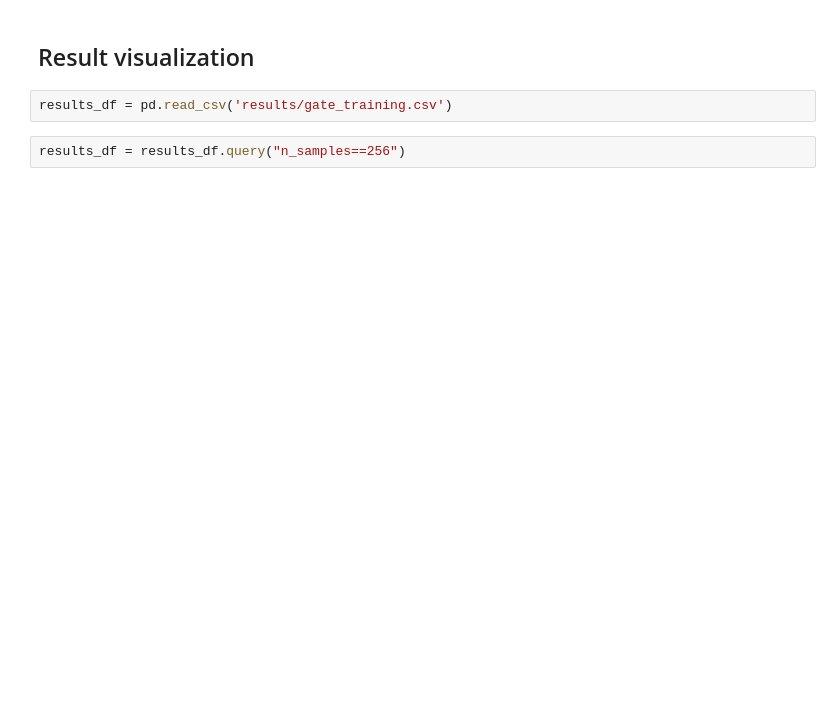
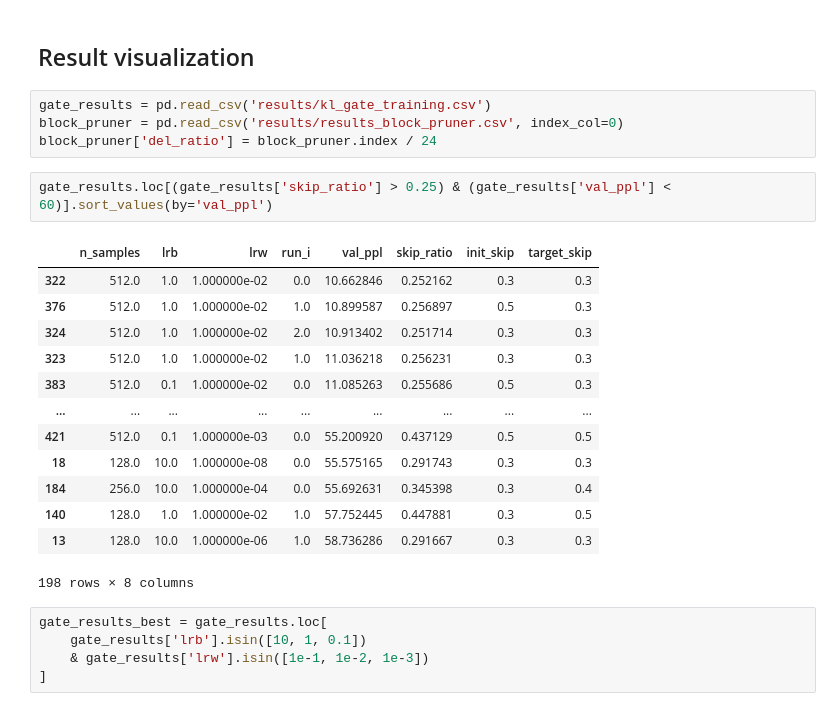
Before and after one commit to chutnakova5/Adaptive-layer-skipping, a Jupyter notebook: gates_oracle_kl.ipynb, the cells around one changed output. Drawn from its saved outputs; the diff is of its cells as text; blank space fills up the shorter version.

```diff
--- a/gates_oracle_kl.ipynb
+++ b/gates_oracle_kl.ipynb
@@ -680,7 +702,28 @@ results_df.to_csv('results/gate_training_512.csv')
 # %% [markdown]
 ## Result visualization
 # %%
-results_df = pd.read_csv('results/gate_training.csv')
+gate_results = pd.read_csv('results/kl_gate_training.csv')
+block_pruner = pd.read_csv('results/results_block_pruner.csv', index_col=0)
+block_pruner['del_ratio'] = block_pruner.index / 24
 # %%
-results_df = results_df.query("n_samples==256")
+gate_results.loc[(gate_results['skip_ratio'] > 0.25) & (gate_results['val_ppl'] < 60)].sort_values(by='val_ppl')
+# %% [output]
+|  | n_samples | lrb | lrw | run_i | val_ppl | skip_ratio | init_skip | target_skip |
+| 322 | 512.0 | 1.0 | 1.000000e-02 | 0.0 | 10.662846 | 0.252162 | 0.3 | 0.3 |
+| 376 | 512.0 | 1.0 | 1.000000e-02 | 1.0 | 10.899587 | 0.256897 | 0.5 | 0.3 |
+| 324 | 512.0 | 1.0 | 1.000000e-02 | 2.0 | 10.913402 | 0.251714 | 0.3 | 0.3 |
+| 323 | 512.0 | 1.0 | 1.000000e-02 | 1.0 | 11.036218 | 0.256231 | 0.3 | 0.3 |
+| 383 | 512.0 | 0.1 | 1.000000e-02 | 0.0 | 11.085263 | 0.255686 | 0.5 | 0.3 |
+| ... | ... | ... | ... | ... | ... | ... | ... | ... |
+| 421 | 512.0 | 0.1 | 1.000000e-03 | 0.0 | 55.200920 | 0.437129 | 0.5 | 0.5 |
+| 18 | 128.0 | 10.0 | 1.000000e-08 | 0.0 | 55.575165 | 0.291743 | 0.3 | 0.3 |
+| 184 | 256.0 | 10.0 | 1.000000e-04 | 0.0 | 55.692631 | 0.345398 | 0.3 | 0.4 |
+| 140 | 128.0 | 1.0 | 1.000000e-02 | 1.0 | 57.752445 | 0.447881 | 0.3 | 0.5 |
+| 13 | 128.0 | 10.0 | 1.000000e-06 | 1.0 | 58.736286 | 0.291667 | 0.3 | 0.3 |
+198 rows × 8 columns
+# %%
+gate_results_best = gate_results.loc[
+    gate_results['lrb'].isin([10, 1, 0.1])
+    & gate_results['lrw'].isin([1e-1, 1e-2, 1e-3])
+]
 # %%
```
Also changed, not shown: parts of 18 cells of this notebook, 7 other files.
